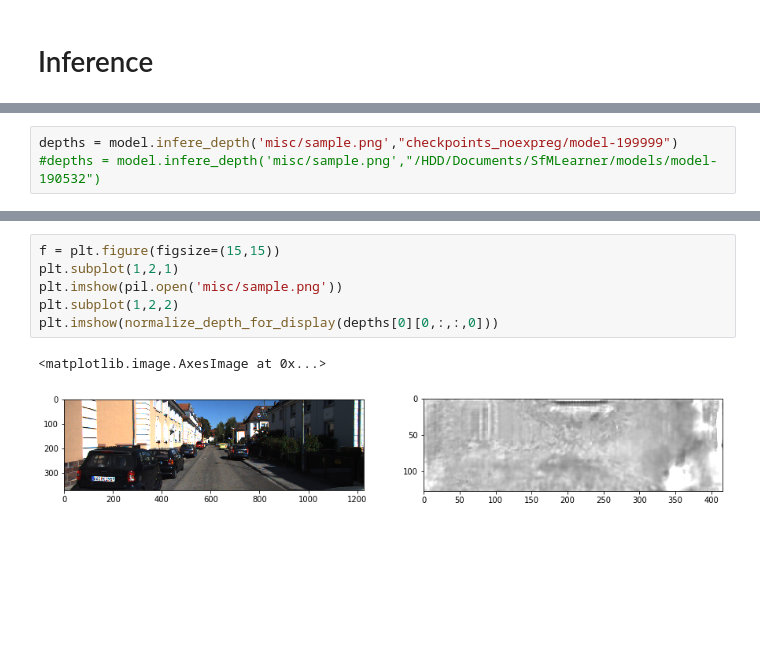
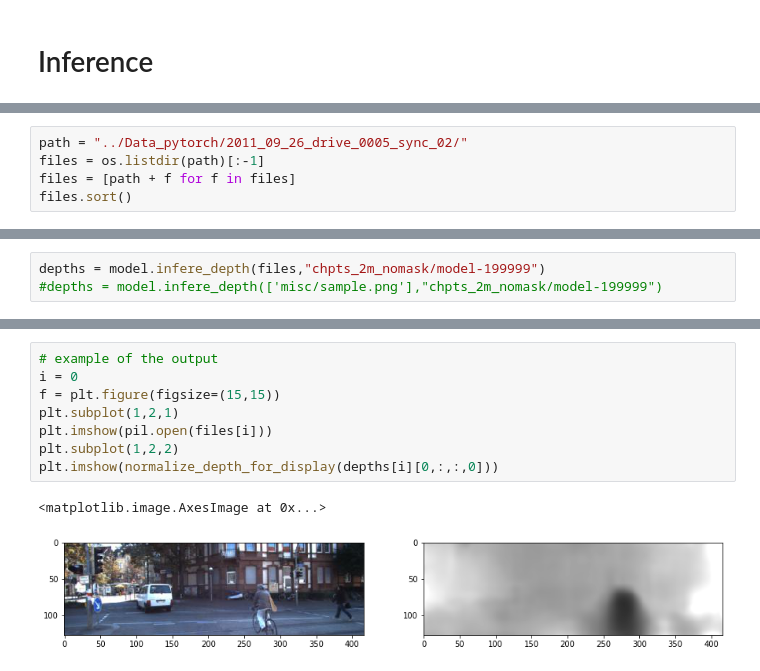
Before and after one commit to NotAnyMike/UnsupervisedDepthAndPose, a Jupyter notebook: Inference.ipynb, the cells around one changed output, grey strips where cells are left out. Drawn from its saved outputs; the diff is of its cells as text; blank space fills up the shorter version.

```diff
--- a/Inference.ipynb
+++ b/Inference.ipynb
@@ -9,5 +11,10 @@ import matplotlib.pyplot as plt
 
 from utils import normalize_depth_for_display
+# %%
+path = "../Data_pytorch/2011_09_26_drive_0005_sync_02/"
+files = os.listdir(path)[:-1]
+files = [path + f for f in files]
+files.sort()
 # %%
 args = vars(parser.parse_args(""))
 args['seed'] = 1
@@ -17,5 +23,5 @@ model = Model(**args)
 # %%
-depths = model.infere_depth('misc/sample.png',"checkpoints_noexpreg/model-199999")
-#depths = model.infere_depth('misc/sample.png',"/HDD/Documents/SfMLearner/models/model-190532")
+depths = model.infere_depth(files,"chpts_2m_nomask/model-199999")
+#depths = model.infere_depth(['misc/sample.png'],"chpts_2m_nomask/model-199999")
 # %% [output]
 WARNING: Logging before flag parsing goes to stderr.
@@ -39,11 +45,13 @@ W1004 09:54:19.655455 139950190012224 deprecation.py:323] From /home/mikew/minic
 Instructions for updating:
 Use standard file APIs to check for files with this prefix.
 # %%
+# example of the output
+i = 0
 f = plt.figure(figsize=(15,15))
 plt.subplot(1,2,1)
-plt.imshow(pil.open('misc/sample.png'))
+plt.imshow(pil.open(files[i]))
 plt.subplot(1,2,2)
-plt.imshow(normalize_depth_for_display(depths[0][0,:,:,0]))
+plt.imshow(normalize_depth_for_display(depths[i][0,:,:,0]))
 # %% [output]
 <matplotlib.image.AxesImage at 0x...>
-[figure, old version]
+[figure, new version]
```
Also changed, not shown: parts of 6 cells of this notebook, 4 other files.
